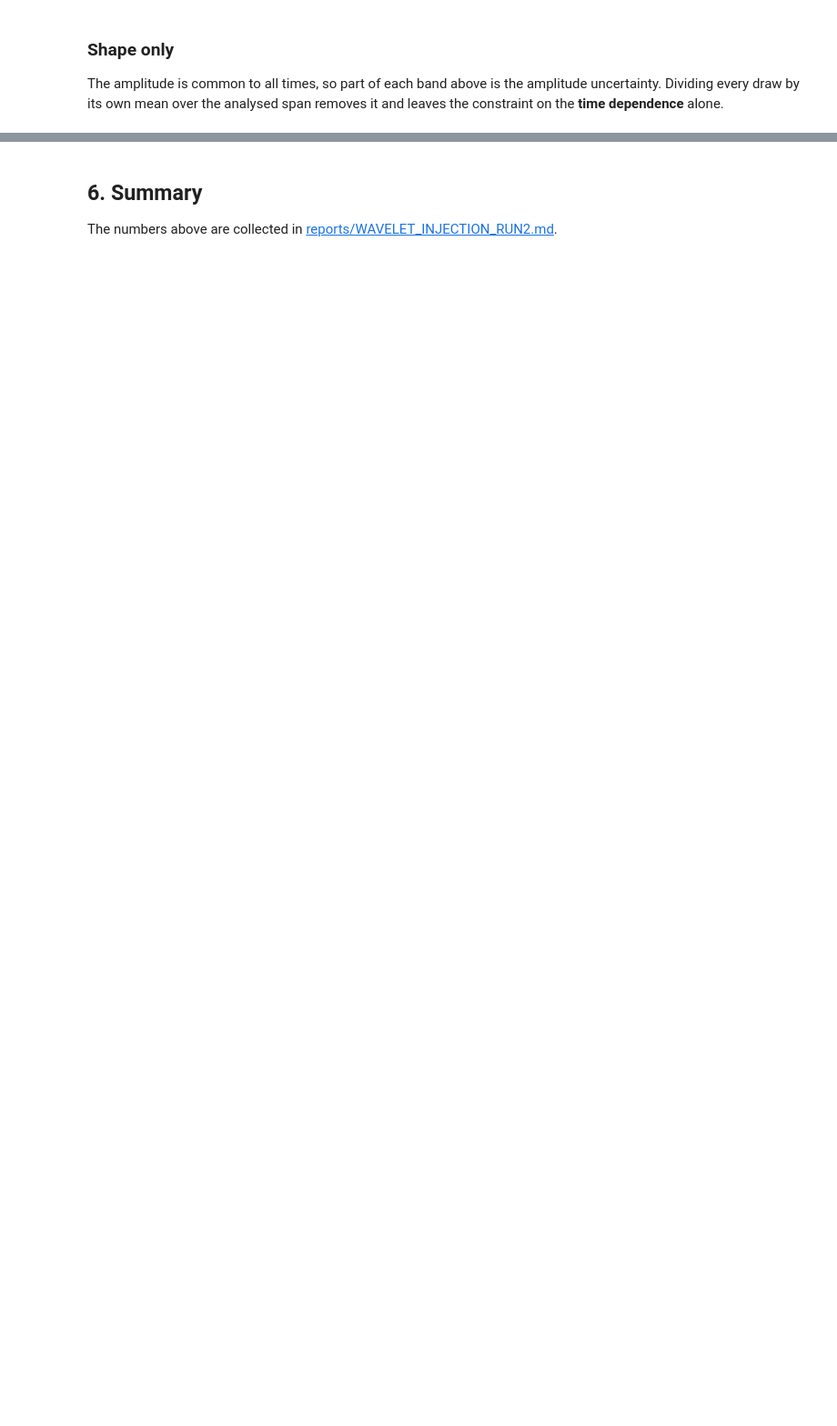
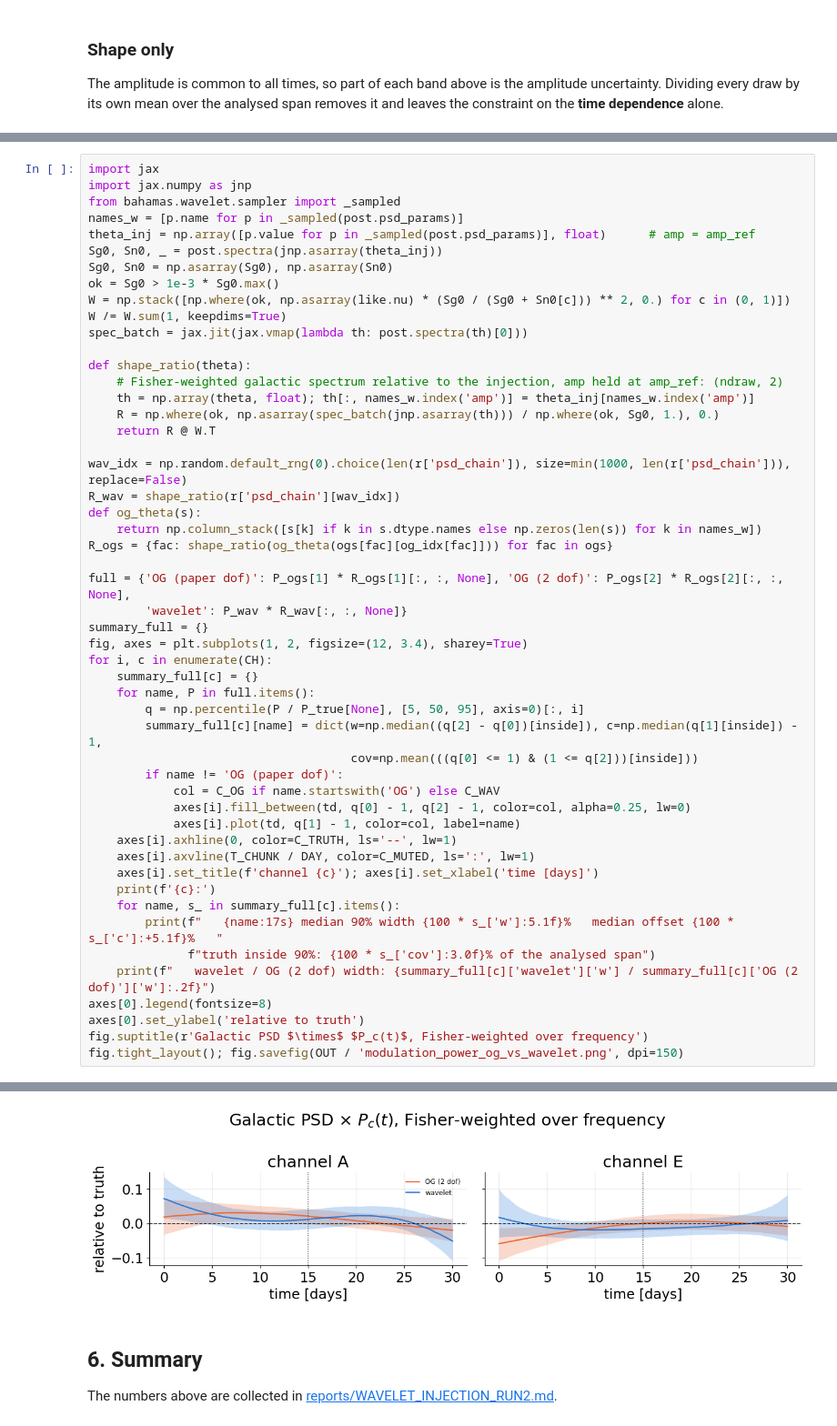
Before and after one commit to shrikrishnaanand/bahamas_ska, a Jupyter notebook: data/wavelet_injection/run2_sky_vs_og.ipynb, the cells around one changed output, grey strips where cells are left out. Shown at 91% size. Saved outputs shown, nothing was run; the diff lists cells and outputs as text; blank space fills up the shorter version.

```diff
--- a/data/wavelet_injection/run2_sky_vs_og.ipynb
+++ b/data/wavelet_injection/run2_sky_vs_og.ipynb
@@ -339,0 +404,52 @@ E shape: median 90% width  OG (bahamas dof) 4.2%  OG (2 dof) 3.0%  wavelet 4.3%
+# %%
+import jax
+import jax.numpy as jnp
+from bahamas.wavelet.sampler import _sampled
+names_w = [p.name for p in _sampled(post.psd_params)]
+theta_inj = np.array([p.value for p in _sampled(post.psd_params)], float)      # amp = amp_ref
+Sg0, Sn0, _ = post.spectra(jnp.asarray(theta_inj))
+Sg0, Sn0 = np.asarray(Sg0), np.asarray(Sn0)
+ok = Sg0 > 1e-3 * Sg0.max()
+W = np.stack([np.where(ok, np.asarray(like.nu) * (Sg0 / (Sg0 + Sn0[c])) ** 2, 0.) for c in (0, 1)])
+W /= W.sum(1, keepdims=True)
+spec_batch = jax.jit(jax.vmap(lambda th: post.spectra(th)[0]))
+
+def shape_ratio(theta):
+    # Fisher-weighted galactic spectrum relative to the injection, amp held at amp_ref: (ndraw, 2)
+    th = np.array(theta, float); th[:, names_w.index('amp')] = theta_inj[names_w.index('amp')]
+    R = np.where(ok, np.asarray(spec_batch(jnp.asarray(th))) / np.where(ok, Sg0, 1.), 0.)
+    return R @ W.T
+
+wav_idx = np.random.default_rng(0).choice(len(r['psd_chain']), size=min(1000, len(r['psd_chain'])), replace=False)
+R_wav = shape_ratio(r['psd_chain'][wav_idx])
+def og_theta(s):
+    return np.column_stack([s[k] if k in s.dtype.names else np.zeros(len(s)) for k in names_w])
+R_ogs = {fac: shape_ratio(og_theta(ogs[fac][og_idx[fac]])) for fac in ogs}
+
+full = {'OG (paper dof)': P_ogs[1] * R_ogs[1][:, :, None], 'OG (2 dof)': P_ogs[2] * R_ogs[2][:, :, None],
+        'wavelet': P_wav * R_wav[:, :, None]}
+summary_full = {}
+fig, axes = plt.subplots(1, 2, figsize=(12, 3.4), sharey=True)
+for i, c in enumerate(CH):
+    summary_full[c] = {}
+    for name, P in full.items():
+        q = np.percentile(P / P_true[None], [5, 50, 95], axis=0)[:, i]
+        summary_full[c][name] = dict(w=np.median((q[2] - q[0])[inside]), c=np.median(q[1][inside]) - 1,
+                                     cov=np.mean(((q[0] <= 1) & (1 <= q[2]))[inside]))
+        if name != 'OG (paper dof)':
+            col = C_OG if name.startswith('OG') else C_WAV
+            axes[i].fill_between(td, q[0] - 1, q[2] - 1, color=col, alpha=0.25, lw=0)
+            axes[i].plot(td, q[1] - 1, color=col, label=name)
+    axes[i].axhline(0, color=C_TRUTH, ls='--', lw=1)
+    axes[i].axvline(T_CHUNK / DAY, color=C_MUTED, ls=':', lw=1)
+    axes[i].set_title(f'channel {c}'); axes[i].set_xlabel('time [days]')
+    print(f'{c}:')
+    for name, s_ in summary_full[c].items():
+        print(f"   {name:17s} median 90% width {100 * s_['w']:5.1f}%   median offset {100 * s_['c']:+5.1f}%   "
+              f"truth inside 90%: {100 * s_['cov']:3.0f}% of the analysed span")
+    print(f"   wavelet / OG (2 dof) width: {summary_full[c]['wavelet']['w'] / summary_full[c]['OG (2 dof)']['w']:.2f}")
+axes[0].legend(fontsize=8)
+axes[0].set_ylabel('relative to truth')
+fig.suptitle(r'Galactic PSD $\times$ $P_c(t)$, Fisher-weighted over frequency')
+fig.tight_layout(); fig.savefig(OUT / 'modulation_power_og_vs_wavelet.png', dpi=150)
+# %% [output]
@@ -340,3 +466,4 @@ E shape: median 90% width  OG (bahamas dof) 4.2%  OG (2 dof) 3.0%  wavelet 4.3%
+[figure, added]
 # %% [markdown]
 ## 6. Summary
 
```
Also changed, not shown: parts of 13 cells of this notebook, 9 other files.
